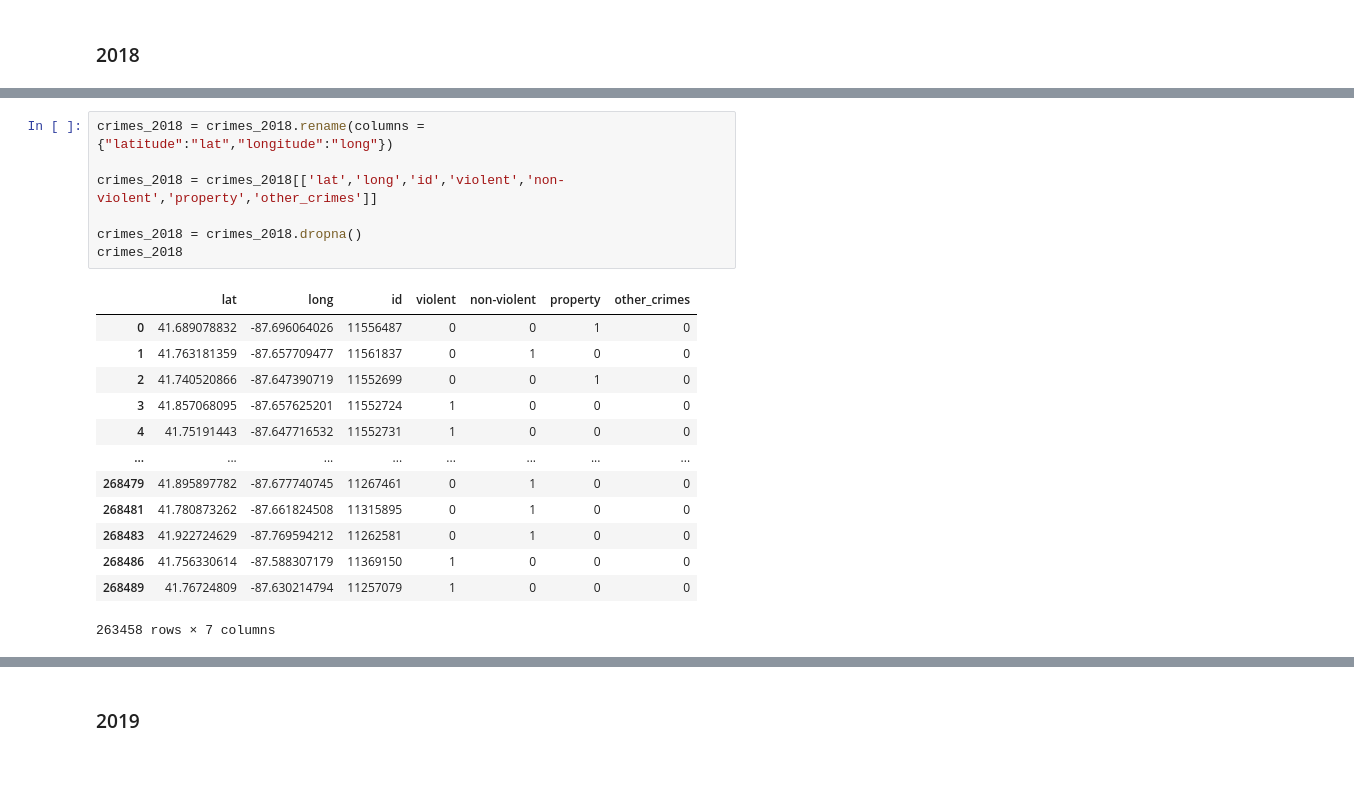
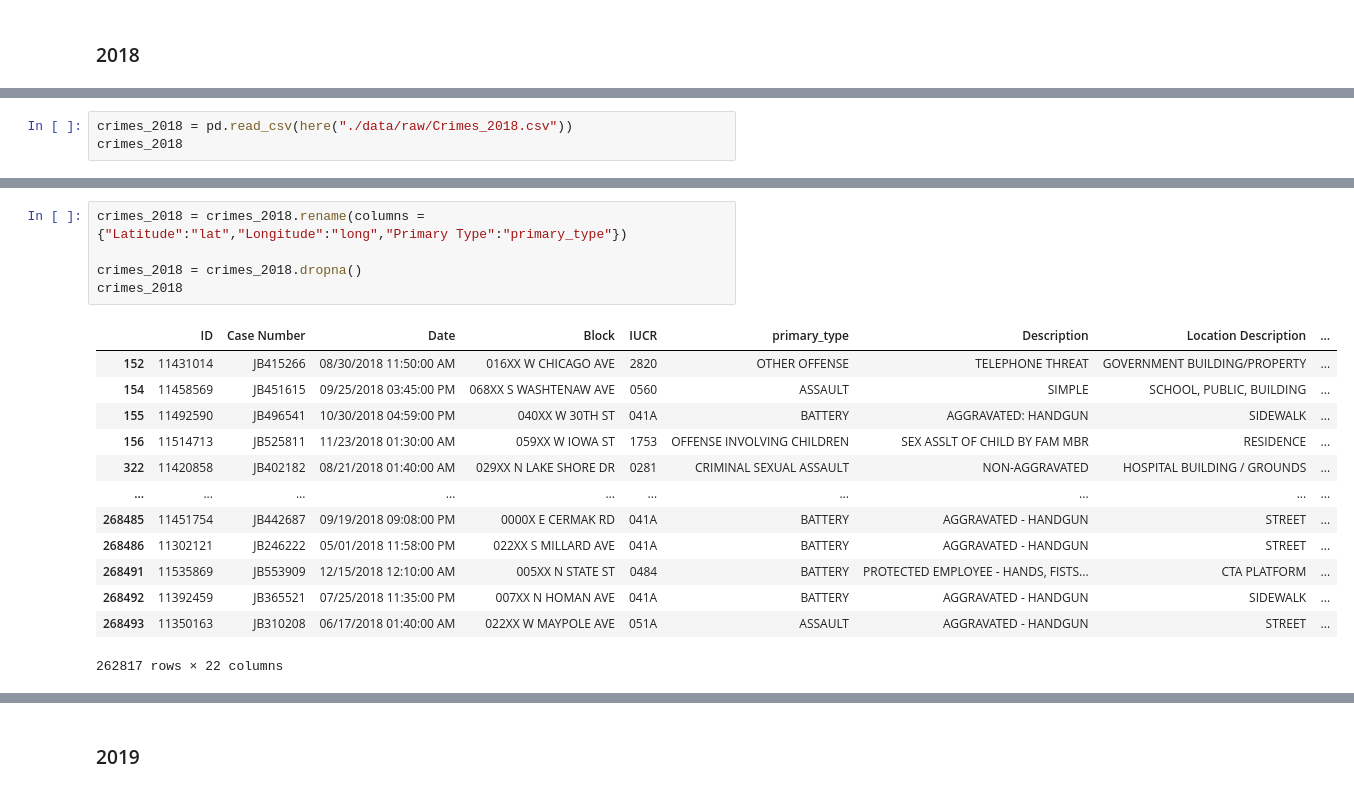
Before and after one commit to mihirbhaskar/chicago-complaints, a Jupyter notebook: code/4_CleanChicagoOpenData.ipynb, the cells around one changed output, grey strips where cells are left out. Drawn from its saved outputs; the diff is of its cells as text.

```diff
--- a/code/4_CleanChicagoOpenData.ipynb
+++ b/code/4_CleanChicagoOpenData.ipynb
@@ -1326,0 +909,3 @@ See the caveats in the documentation: https://pandas.pydata.org/pandas-docs/stab
+# %%
+crimes_2018 = pd.read_csv(here("./data/raw/Crimes_2018.csv"))
+crimes_2018
@@ -1327,24 +926,22 @@ See the caveats in the documentation: https://pandas.pydata.org/pandas-docs/stab
 # %%
-crimes_2018 = crimes_2018.rename(columns = {"latitude":"lat","longitude":"long"})
-
-crimes_2018 = crimes_2018[['lat','long','id','violent','non-violent','property','other_crimes']]
+crimes_2018 = crimes_2018.rename(columns = {"Latitude":"lat","Longitude":"long","Primary Type":"primary_type"})
 
 crimes_2018 = crimes_2018.dropna()
 crimes_2018
 # %% [output]
-|  | lat | long | id | violent | non-violent | property | other_crimes |
-| 0 | 41.689078832 | -87.696064026 | 11556487 | 0 | 0 | 1 | 0 |
-| 1 | 41.763181359 | -87.657709477 | 11561837 | 0 | 1 | 0 | 0 |
-| 2 | 41.740520866 | -87.647390719 | 11552699 | 0 | 0 | 1 | 0 |
-| 3 | 41.857068095 | -87.657625201 | 11552724 | 1 | 0 | 0 | 0 |
-| 4 | 41.75191443 | -87.647716532 | 11552731 | 1 | 0 | 0 | 0 |
-| ... | ... | ... | ... | ... | ... | ... | ... |
-| 268479 | 41.895897782 | -87.677740745 | 11267461 | 0 | 1 | 0 | 0 |
-| 268481 | 41.780873262 | -87.661824508 | 11315895 | 0 | 1 | 0 | 0 |
-| 268483 | 41.922724629 | -87.769594212 | 11262581 | 0 | 1 | 0 | 0 |
-| 268486 | 41.756330614 | -87.588307179 | 11369150 | 1 | 0 | 0 | 0 |
-| 268489 | 41.76724809 | -87.630214794 | 11257079 | 1 | 0 | 0 | 0 |
+|  | ID | Case Number | Date | Block | IUCR | primary_type | Description | Location Description | ... |
+| 152 | 11431014 | JB415266 | 08/30/2018 11:50:00 AM | 016XX W CHICAGO AVE | 2820 | OTHER OFFENSE | TELEPHONE THREAT | GOVERNMENT BUILDING/PROPERTY | ... |
+| 154 | 11458569 | JB451615 | 09/25/2018 03:45:00 PM | 068XX S WASHTENAW AVE | 0560 | ASSAULT | SIMPLE | SCHOOL, PUBLIC, BUILDING | ... |
+| 155 | 11492590 | JB496541 | 10/30/2018 04:59:00 PM | 040XX W 30TH ST | 041A | BATTERY | AGGRAVATED: HANDGUN | SIDEWALK | ... |
+| 156 | 11514713 | JB525811 | 11/23/2018 01:30:00 AM | 059XX W IOWA ST | 1753 | OFFENSE INVOLVING CHILDREN | SEX ASSLT OF CHILD BY FAM MBR | RESIDENCE | ... |
+| 322 | 11420858 | JB402182 | 08/21/2018 01:40:00 AM | 029XX N LAKE SHORE DR | 0281 | CRIMINAL SEXUAL ASSAULT | NON-AGGRAVATED | HOSPITAL BUILDING / GROUNDS | ... |
+| ... | ... | ... | ... | ... | ... | ... | ... | ... | ... |
+| 268485 | 11451754 | JB442687 | 09/19/2018 09:08:00 PM | 0000X E CERMAK RD | 041A | BATTERY | AGGRAVATED - HANDGUN | STREET | ... |
+| 268486 | 11302121 | JB246222 | 05/01/2018 11:58:00 PM | 022XX S MILLARD AVE | 041A | BATTERY | AGGRAVATED - HANDGUN | STREET | ... |
+| 268491 | 11535869 | JB553909 | 12/15/2018 12:10:00 AM | 005XX N STATE ST | 0484 | BATTERY | PROTECTED EMPLOYEE - HANDS, FISTS... | CTA PLATFORM | ... |
+| 268492 | 11392459 | JB365521 | 07/25/2018 11:35:00 PM | 007XX N HOMAN AVE | 041A | BATTERY | AGGRAVATED - HANDGUN | SIDEWALK | ... |
+| 268493 | 11350163 | JB310208 | 06/17/2018 01:40:00 AM | 022XX W MAYPOLE AVE | 051A | ASSAULT | AGGRAVATED - HANDGUN | STREET | ... |
-263458 rows × 7 columns
+262817 rows × 22 columns
 # %%
 #Attach geo ids
 gdf_crimes_2018 = gpd.GeoDataFrame(
```
Also changed, not shown: parts of 56 cells of this notebook.
